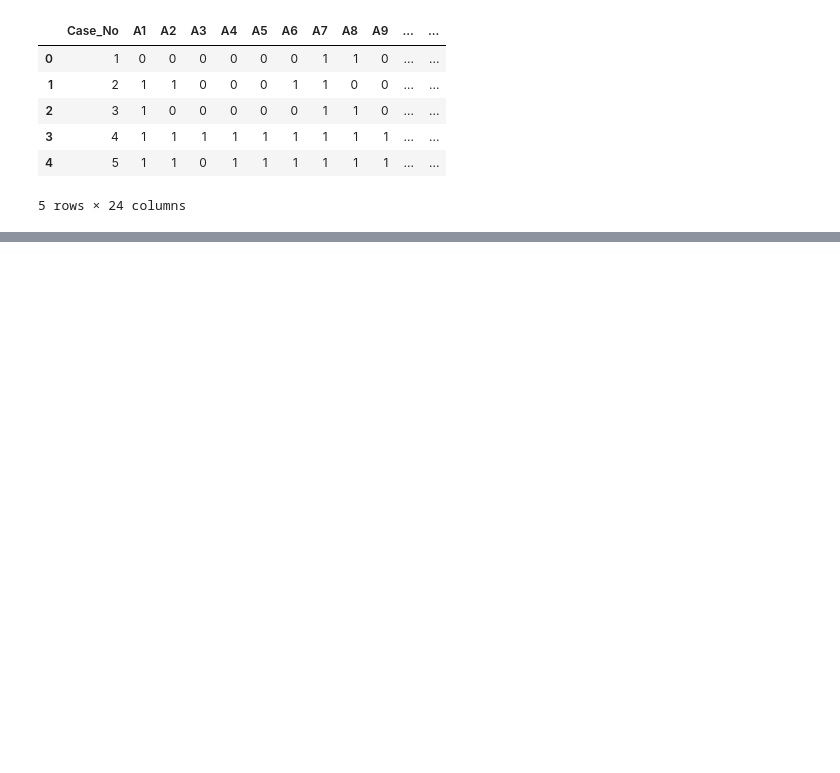
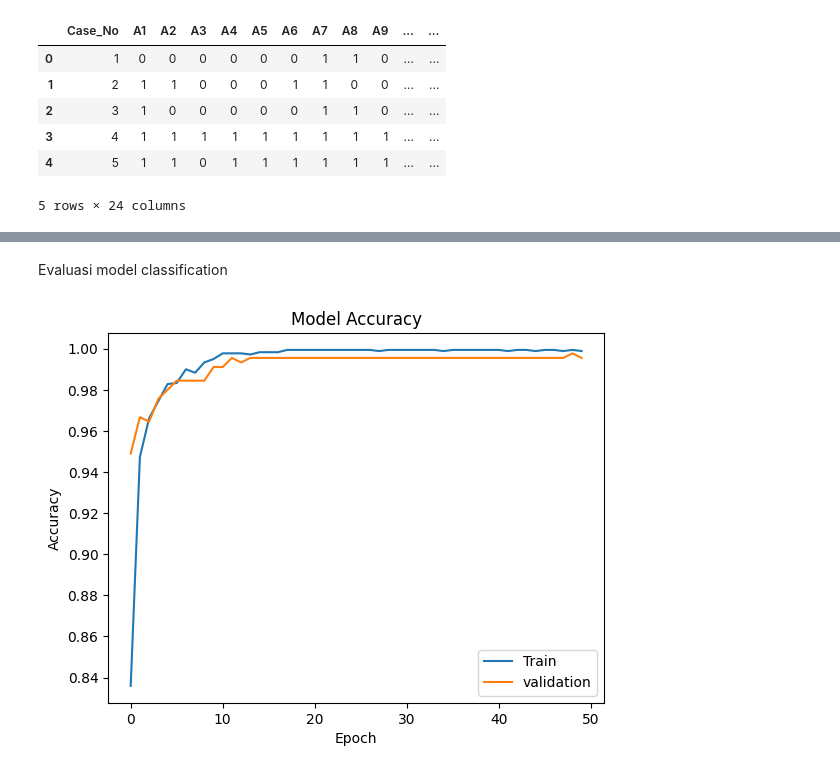
Before and after one commit to MITA-Team/Machine-Learning, a Jupyter notebook: Model.ipynb, the cells around one changed output, grey strips where cells are left out. Drawn from its saved outputs; the diff is of its cells as text; code cells hidden in the pictures; blank space fills up the shorter version.

```diff
--- a/Model.ipynb
+++ b/Model.ipynb
@@ -21,23 +34,19 @@ data.head(5)
 X = data.drop(['Therapy', 'ASD_traits', 'Percentage', 'Case_No'], axis=1)
 Y = data['ASD_traits']
 # %%
-# Split data
+# Split data dengan Training data 80% dan validation data 20%
 training_size= int(len(data)*0.8)
 
-x_train = X[:training_size]
-x_test = X[training_size:]
-y_train = Y[:training_size]
-y_test = Y[training_size:]
-
-scaler = StandardScaler()
-x_train = scaler.fit_transform(x_train)
-x_test = scaler.transform(x_test)
+X_train = X[:training_size]
+X_test = X[training_size:]
+Y_train = Y[:training_size]
+Y_test = Y[training_size:]
 # %%
-model = tf.keras.models.Sequential([
-    tf.keras.layers.Dense(128, activation='relu', input_shape=(x_train.shape[1],)),
+model1 = tf.keras.models.Sequential([
+    tf.keras.layers.Dense(128, activation='relu', input_shape=(X_train.shape[1],)),
     tf.keras.layers.Dense(64, activation='relu'),
     tf.keras.layers.Dense(1, activation='sigmoid')
 ])
-model.compile(optimizer='adam', loss='binary_crossentropy', metrics=['accuracy'])
-history=model.fit(x_train, y_train, epochs=10,validation_data=(x_test, y_test))
+model1.compile(optimizer='adam', loss='binary_crossentropy', metrics=['accuracy'])
+history_classification=model1.fit(X_train, Y_train, epochs=50,validation_data=(X_test, Y_test))
 # %% [output]
@@ -63,0 +70,12 @@ Epoch 10/10
+# %% [markdown]
+Evaluasi model classification
+# %%
+plt.plot(history_classification.history['accuracy'])
+plt.plot(history_classification.history['val_accuracy'])
+plt.title('Model Accuracy')
+plt.ylabel("Accuracy")
+plt.xlabel('Epoch')
+plt.legend(['Train', 'validation'])
+plt.show()
+# %% [output]
+[figure, added]
```
Also changed, not shown: parts of 22 cells of this notebook, 4 other files.
